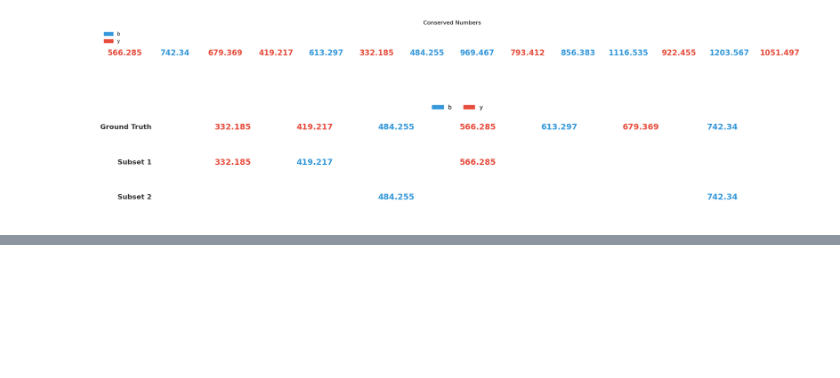
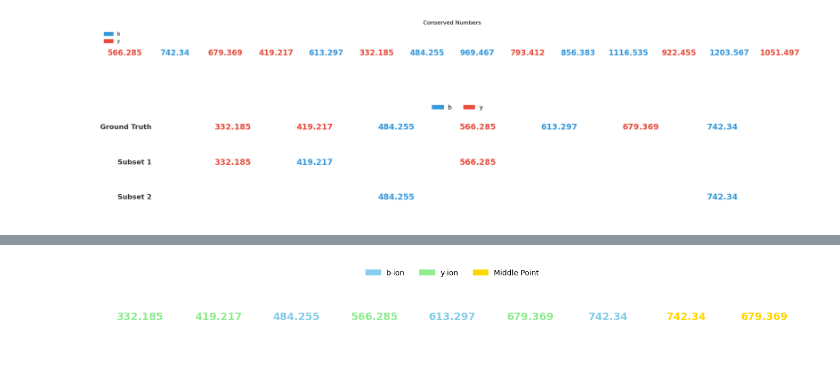
Before and after one commit to Kevinxsn/2D_spec_dict, a Jupyter notebook: anti_symmetric/notebook.ipynb, the cells around one changed output, grey strips where cells are left out. Drawn from its saved outputs; the diff is of its cells as text; code cells hidden in the pictures; blank space fills up the shorter version.

```diff
--- a/anti_symmetric/notebook.ipynb
+++ b/anti_symmetric/notebook.ipynb
@@ -2594,0 +2616,3 @@ draw_aligned_comparison(ground_truth_data, [subset_1, subset_2])
+# %%
+a = [(0.0, 18.01056), (0.0, 332.184804), (0.0, 419.216834), (484.254614, 419.216834), (484.254614, 566.285244), (613.297204, 566.285244), (613.297204, 679.369304), (742.339794, 679.369304)]
+mass_b_y_indentification(a)
@@ -2594,0 +2766,79 @@ draw_aligned_comparison(ground_truth_data, [subset_1, subset_2])
+# %%
+import matplotlib.pyplot as plt
+import matplotlib.patches as mpatches
+
+def draw_sequence_with_middle_points(data_tuple):
+    """
+    Draws a sequence of numbers where:
+    1. The main list (b/y ions) is sorted and displayed first.
+    2. The 'middle points' are appended to the end of the visualization.
+    3. Colors are assigned strictly to 'b', 'y', and 'middle point'.
+
+    Args:
+        data_tuple (tuple): (main_list, middle_points_list)
+            e.g. ([(484.2, 'b'), ...], [742.3, 679.3])
+    """
+    # 1. Unpack the data
+    main_data, middle_points_values = data_tuple
+
+    # 2. Prepare the Data
+    # Sort the main data by value (standard for mass spec visualization)
+    main_data_sorted = sorted(main_data, key=lambda x: x[0])
+
+    # Create tuples for the middle points with the specific category
+    middle_data = [(val, 'middle point') for val in middle_points_values]
+
+    # Combine: Main data first, then Middle points appended at the end
+    full_sequence = main_data_sorted + middle_data
+
+    # 3. Define Fixed Colors
+    # b = Blue, y = Red, middle point = Green (or Purple/Orange as preferred)
+    COLORS = {
+        'b': '#87CEEB',         # Blue
+        'y': '#90EE90',         # Red
+        'middle point': '#FFD700' # Green (Distinct)
+    }
+
+    # 4. Setup Figure
+    # Width depends on total number of items
+    fig, ax = plt.subplots(figsize=(len(full_sequence) * 1.5, 2))
+    ax.axis('off')
+
+    # 5. Draw the Numbers
+    for i, (value, category) in enumerate(full_sequence):
+        # Round for display
+        display_text = str(round(value, 3))
+
+        # Determine Color
+        # We simplify category to handle potential whitespace or casing, though inputs seem clean
+        cat_key = category.strip()
+        text_color = COLORS.get(cat_key, '#000000') # Default to black if unknown
+
+        # Plot Text
+        ax.text(
+            x=i,
+            y=0.5,
+            s=display_text,
+            color=text_color,
+            fontsize=14,
+            fontweight='bold',
+            ha='center',
+            va='center'
+        )
+
+    # 6. Visual Polish
+    ax.set_xlim(-0.5, len(full_sequence) - 0.5)
+    ax.set_ylim(0, 1)
+
+    # Add Legend
+    legend_handles = [
+        mpatches.Patch(color=COLORS['b'], label='b-ion'),
+        mpatches.Patch(color=COLORS['y'], label='y-ion'),
+        mpatches.Patch(color=COLORS['middle point'], label='Middle Point')
+    ]
+    plt.legend(handles=legend_handles, loc='upper center', bbox_to_anchor=(0.5, 1.2), ncol=3, frameon=False)
+
+    plt.tight_layout()
+    plt.show()
+# %% [output]
+[figure, added]
```
Also changed, not shown: parts of 9 cells of this notebook, 10 other files.
